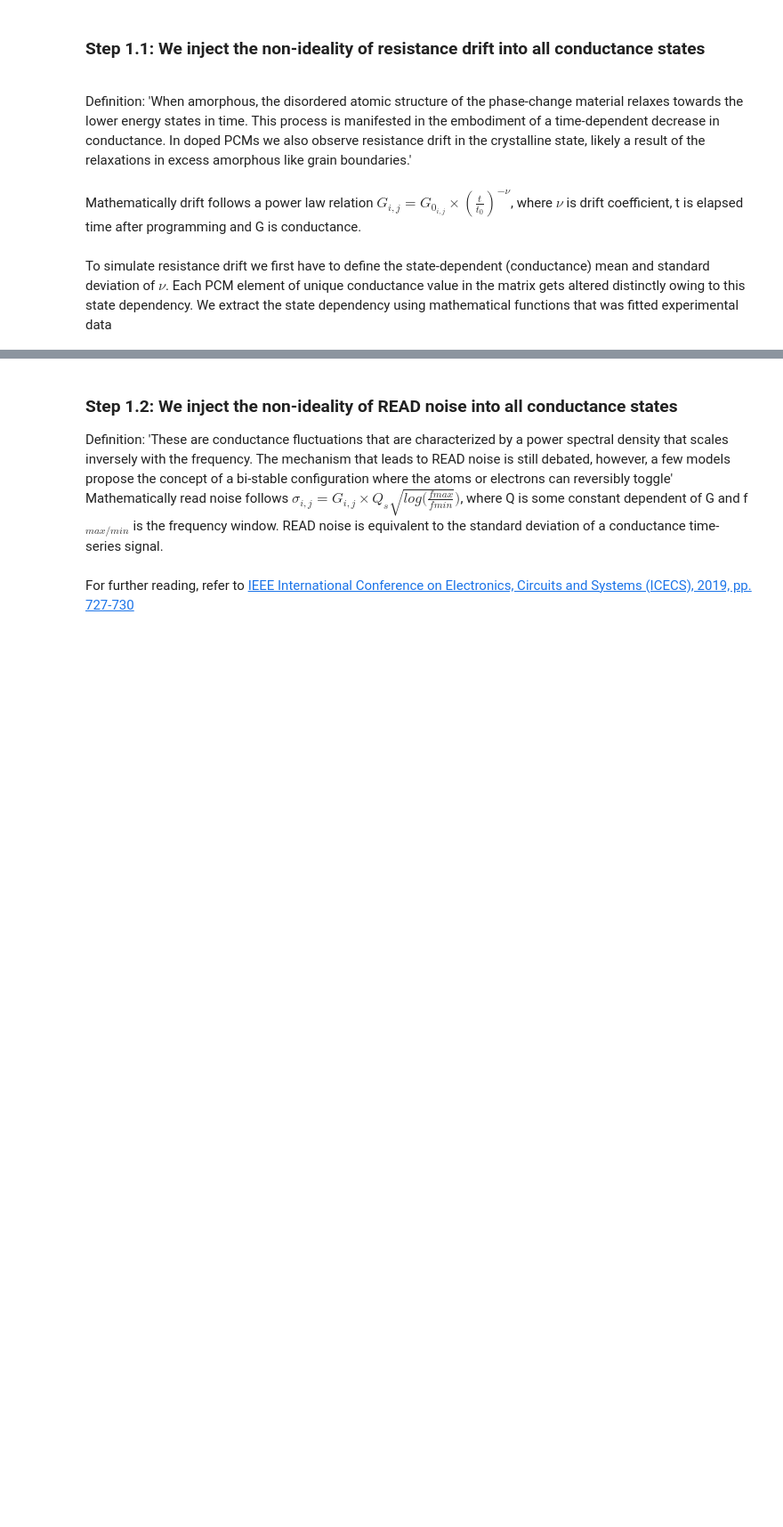
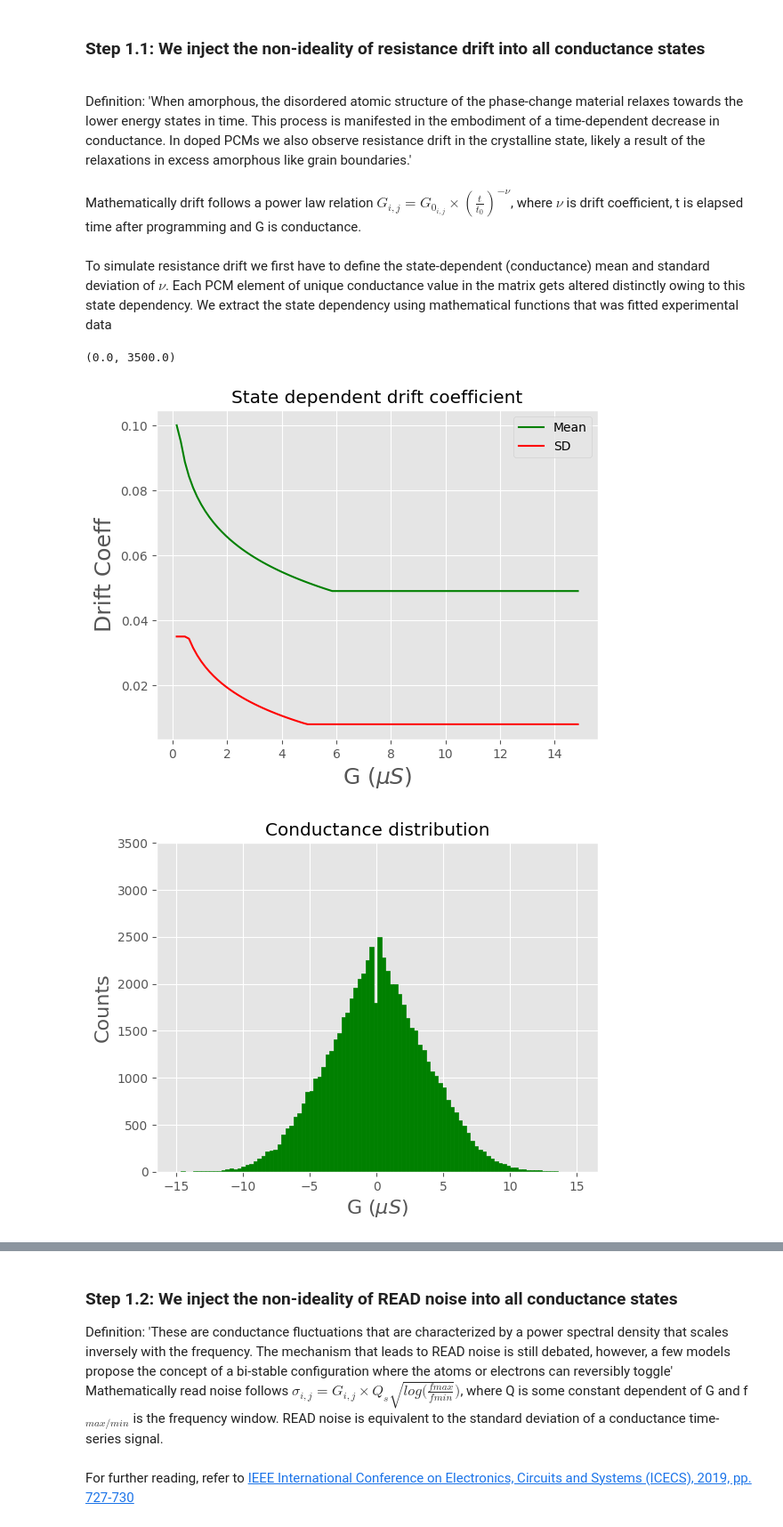
Before and after one commit to IBM/aihwkit, a Jupyter notebook: notebooks/analog_device_nonIdealities_tutorial.ipynb, the cells around one changed output, grey strips where cells are left out. Shown at 89% size. Drawn from its saved outputs; the diff is of its cells as text; code cells hidden in the pictures; blank space fills up the shorter version.

```diff
--- a/notebooks/analog_device_nonIdealities_tutorial.ipynb
+++ b/notebooks/analog_device_nonIdealities_tutorial.ipynb
@@ -88,44 +140,48 @@ Mathematically drift follows a power law relation $G_{i,j}=G_{0_{i,j}}\times (\f
 To simulate resistance drift we first have to define the state-dependent (conductance) mean and standard deviation of $\nu$. Each PCM element of unique conductance value in the matrix gets altered distinctly owing to this state dependency. We extract the state dependency using mathematical functions that was fitted experimental data
 # %%
 # Get state dependent mean and standard deviation of drift coefficients
-PAR_DriftMean=[]
-PAR_DriftStd=[]
-x=np.arange(0.01,1,0.01)
+x = np.arange(0.01, 1, 0.01)
+PAR_DriftMean = np.zeros_like(x)
+PAR_DriftStd = np.zeros_like(x)
 PAR_G = x*PAR_GMax
 
 def f(x):
-    for i in range(0,len(x)):
-        DUM_A= min(np.append(max(np.append(-0.0155*np.log(x[i])+0.0344,0.049)),0.1))
-        DUM_B= min(np.append(max(np.append(-0.0125*np.log(x[i])-0.0059,0.008)),0.035))
-        PAR_DriftMean.append(DUM_A)
-        PAR_DriftStd.append(DUM_B)
+    for i, x_val in enumerate(x):
+        DUM_A = min(np.append(max(np.append(-0.0155*np.log(x_val) + 0.0344, 0.049)), 0.1))
+        DUM_B = min(np.append(max(np.append(-0.0125*np.log(x_val) - 0.0059, 0.008)), 0.035))
+        PAR_DriftMean[i] = DUM_A
+        PAR_DriftStd[i] = DUM_B
 
-PAR_D=f(x)
-fig = plt.subplots()
-#plt.title('State dependent drift coeff')
-plt.plot(PAR_G,PAR_DriftMean,color="green",label='Mean')
-plt.plot(PAR_G,PAR_DriftStd,color="Red",label='SD')
-plt.xlabel('G ($\mu S$)', fontsize=18)
+f(x)
+
+plt.subplots()
+plt.title('State dependent drift coefficient')
+plt.plot(PAR_G, PAR_DriftMean,color="green", label='Mean')
+plt.plot(PAR_G, PAR_DriftStd,color="Red", label='SD')
+plt.xlabel(r'G ($\mu S$)', fontsize=18)
 plt.ylabel('Drift Coeff', fontsize=18)
-leg = plt.legend();
+plt.legend()
 
 # Modify the reference matrix conductance values using the drift coefficients
 PAR_t = 500
-PAR_MatrixRD2D=np.zeros((256,256))
-for i in range(0,PAR_NumWL):
-    for j in range(0,PAR_NumWL):
-        DUM_C=PAR_MatrixRef2D[i][j]
-        DUM_DIndex= np.argmin(abs(abs(DUM_C)-PAR_G))
-        DUM_Factor= PAR_DriftMean[DUM_DIndex]+PAR_DriftStd[DUM_DIndex]*np.random.normal(0, 1, 1);
-        PAR_MatrixRD2D[i][j]= DUM_C*(PAR_t**-DUM_Factor)
+PAR_MatrixRD2D = np.zeros_like(PAR_MatrixRef2D)
+for i in range(PAR_NumWL):
+    for j in range(PAR_NumBL):
+        DUM_C = PAR_MatrixRef2D[i][j]
+        DUM_DIndex = np.argmin(abs(abs(DUM_C) - PAR_G))
+        DUM_Factor = rng.normal(PAR_DriftMean[DUM_DIndex], PAR_DriftStd[DUM_DIndex])
+        PAR_MatrixRD2D[i][j] = DUM_C*(PAR_t**-DUM_Factor)
 
-PAR_MatrixRD=PAR_MatrixRD2D.reshape(256*256)
-fig= plt.subplots()
+plt.subplots()
 plt.title("Conductance distribution")
-plt.hist(PAR_MatrixRD,bins=100,edgecolor="green", color="green")
-plt.xlabel('G ($\mu S$)', fontsize=16)
+plt.hist(PAR_MatrixRD2D.flatten(), bins=100, edgecolor="green", color="green")
+plt.xlabel(r'G ($\mu S$)', fontsize=16)
 plt.ylabel('Counts', fontsize=16)
 plt.ylim([0, 3500])
+# %% [output]
+(0.0, 3500.0)
+[figure, added]
+[figure, added]
 # %% [markdown]
 Lines 2-5 initialzes variables
 <br>
```
Also changed, not shown: parts of 17 cells of this notebook.
